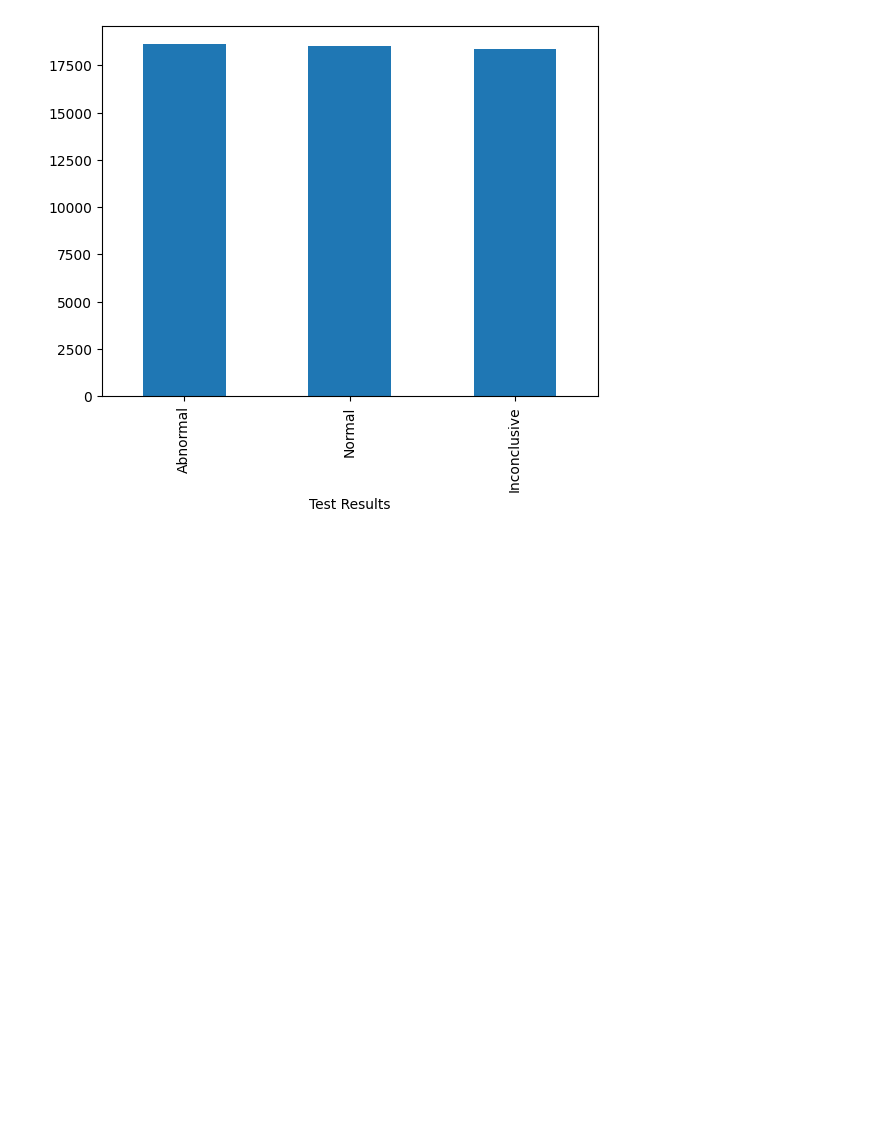
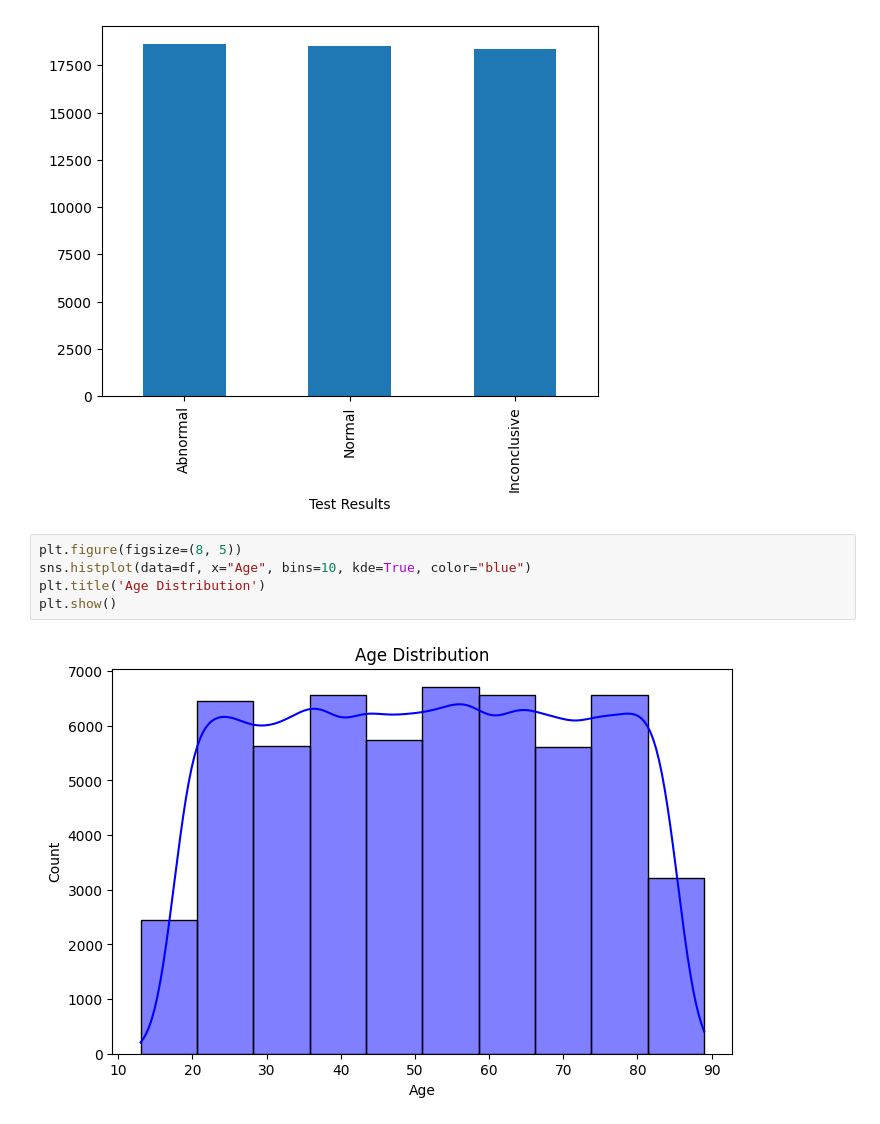
Before and after one commit to mdmohsin212/Kaggle-competitions, a Jupyter notebook: Health Care/notebook/health_care.ipynb, the cells around one changed output. Saved outputs shown, nothing was run; the diff lists cells and outputs as text; blank space fills up the shorter version.

```diff
--- a/Health Care/notebook/health_care.ipynb
+++ b/Health Care/notebook/health_care.ipynb
@@ -90,3 +91,10 @@ df["Test Results"].value_counts().plot(kind='bar')
 # %% [output]
 <Axes: xlabel='Test Results'>
 [figure]
+# %%
+plt.figure(figsize=(8, 5))
+sns.histplot(data=df, x="Age", bins=10, kde=True, color="blue")
+plt.title('Age Distribution')
+plt.show()
+# %% [output]
+[figure, added]
```
Also changed, not shown: parts of 2 cells of this notebook.
